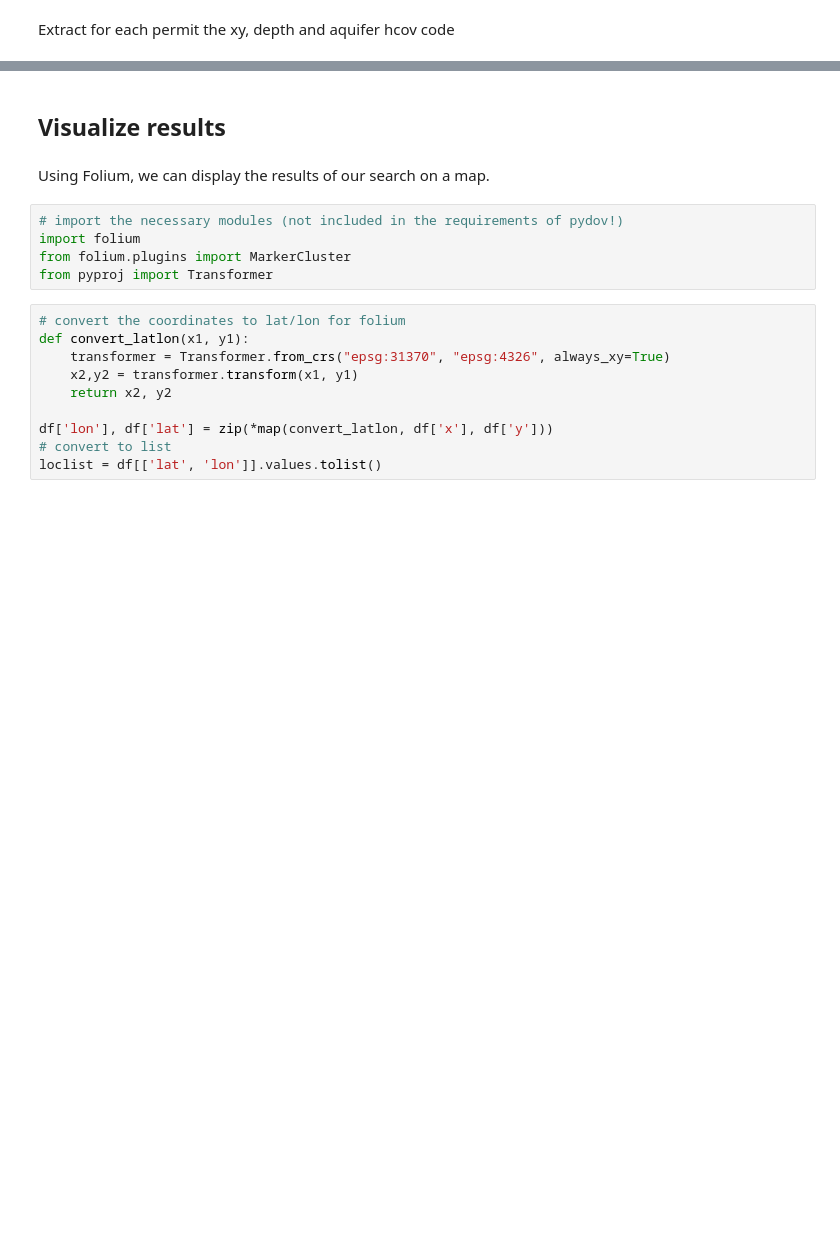
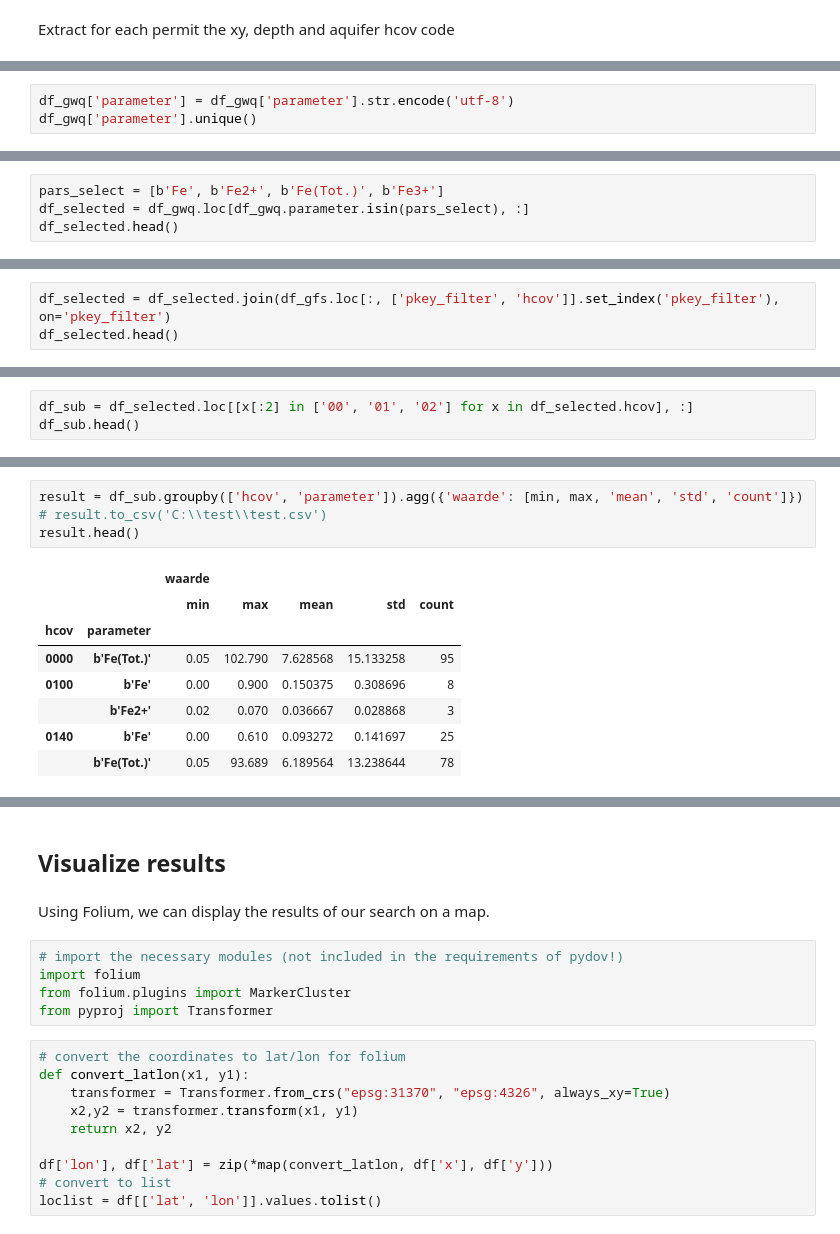
Before and after one commit to DOV-Vlaanderen/pydov, a Jupyter notebook: docs/notebooks/search_gw_permits.ipynb, the cells around one changed output, grey strips where cells are left out. Drawn from its saved outputs; the diff is of its cells as text; blank space fills up the shorter version.

```diff
--- a/docs/notebooks/search_gw_permits.ipynb
+++ b/docs/notebooks/search_gw_permits.ipynb
@@ -284,0 +325,3 @@ df_gfs['hcov'] = [str(x)[:4] for x in df_gfs['aquifer']]
+# %%
+df_gwq['parameter'] = df_gwq['parameter'].str.encode('utf-8')
+df_gwq['parameter'].unique()
@@ -284,0 +330,4 @@ df_gfs['hcov'] = [str(x)[:4] for x in df_gfs['aquifer']]
+# %%
+pars_select = [b'Fe', b'Fe2+', b'Fe(Tot.)', b'Fe3+']
+df_selected = df_gwq.loc[df_gwq.parameter.isin(pars_select), :]
+df_selected.head()
@@ -284,0 +343,3 @@ df_gfs['hcov'] = [str(x)[:4] for x in df_gfs['aquifer']]
+# %%
+df_selected = df_selected.join(df_gfs.loc[:, ['pkey_filter', 'hcov']].set_index('pkey_filter'), on='pkey_filter')
+df_selected.head()
@@ -284,0 +359,3 @@ df_gfs['hcov'] = [str(x)[:4] for x in df_gfs['aquifer']]
+# %%
+df_sub = df_selected.loc[[x[:2] in ['00', '01', '02'] for x in df_selected.hcov], :]
+df_sub.head()
@@ -284,0 +369,13 @@ df_gfs['hcov'] = [str(x)[:4] for x in df_gfs['aquifer']]
+# %%
+result = df_sub.groupby(['hcov', 'parameter']).agg({'waarde': [min, max, 'mean', 'std', 'count']})
+# result.to_csv('C:\\test\\test.csv')
+result.head()
+# %% [output]
+|  |  | waarde |  |  |  |  |
+|  |  | min | max | mean | std | count |
+| hcov | parameter |  |  |  |  |  |
+| 0000 | b'Fe(Tot.)' | 0.05 | 102.790 | 7.628568 | 15.133258 | 95 |
+| 0100 | b'Fe' | 0.00 | 0.900 | 0.150375 | 0.308696 | 8 |
+|  | b'Fe2+' | 0.02 | 0.070 | 0.036667 | 0.028868 | 3 |
+| 0140 | b'Fe' | 0.00 | 0.610 | 0.093272 | 0.141697 | 25 |
+|  | b'Fe(Tot.)' | 0.05 | 93.689 | 6.189564 | 13.238644 | 78 |
```
Also changed, not shown: parts of 29 cells of this notebook.
